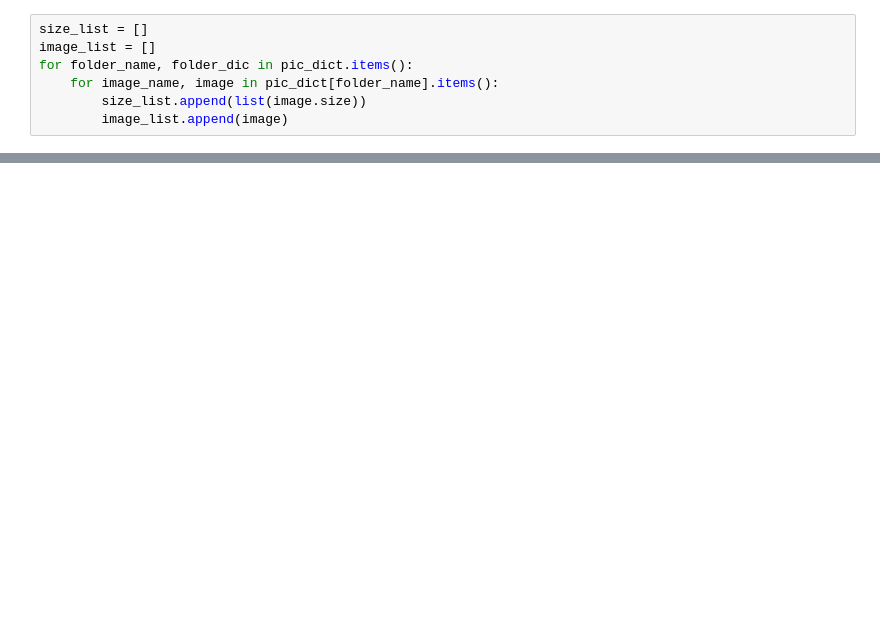
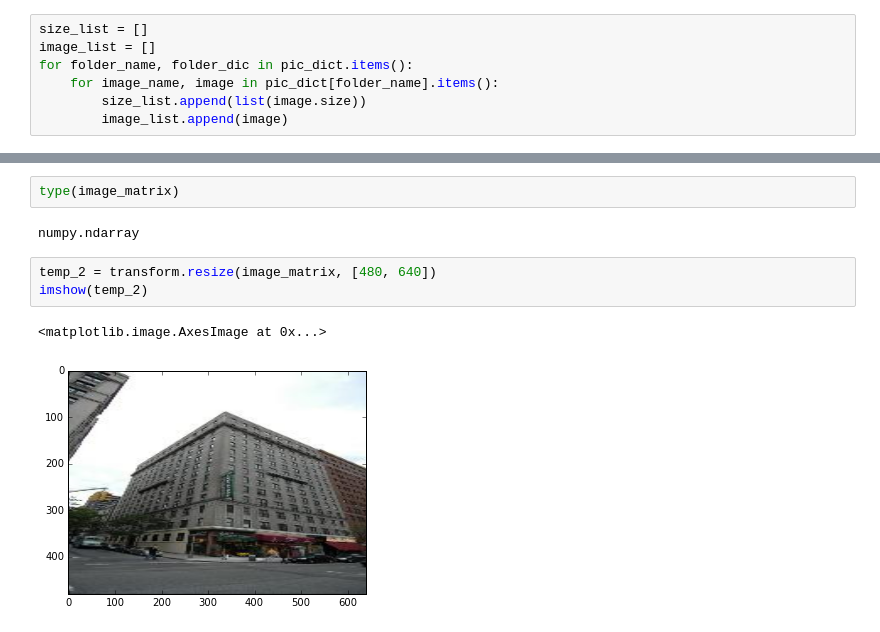
Before and after one commit to kimiliu1992/TF_test, a Jupyter notebook: Image.ipynb, the cells around one changed output, grey strips where cells are left out. Cells and saved outputs as stored; diff of their text form; blank space fills up the shorter version.

```diff
--- a/Image.ipynb
+++ b/Image.ipynb
@@ -78,0 +89,10 @@ imshow(image_matrix)
+# %%
+type(image_matrix)
+# %% [output]
+numpy.ndarray
+# %%
+temp_2 = transform.resize(image_matrix, [480, 640])
+imshow(temp_2)
+# %% [output]
+<matplotlib.image.AxesImage at 0x...>
+[figure, added]
```
Also changed, not shown: parts of 19 cells of this notebook, 2 other files.
